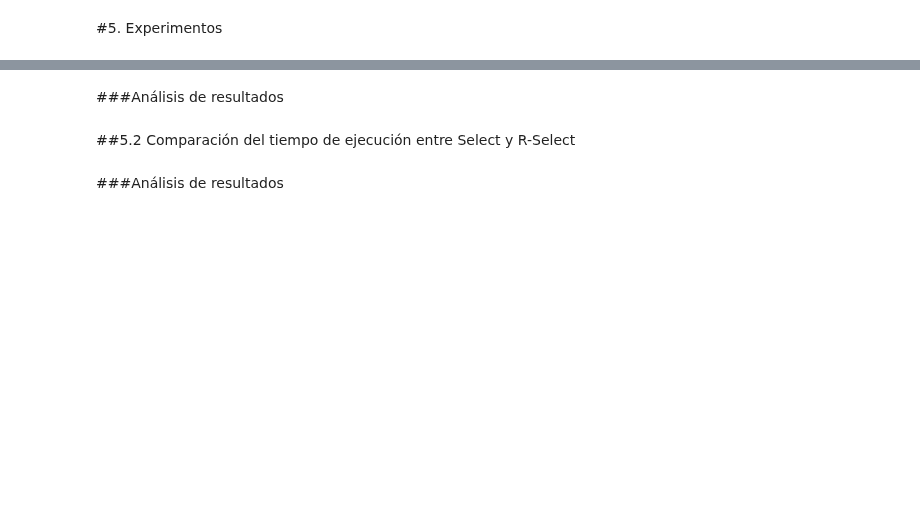
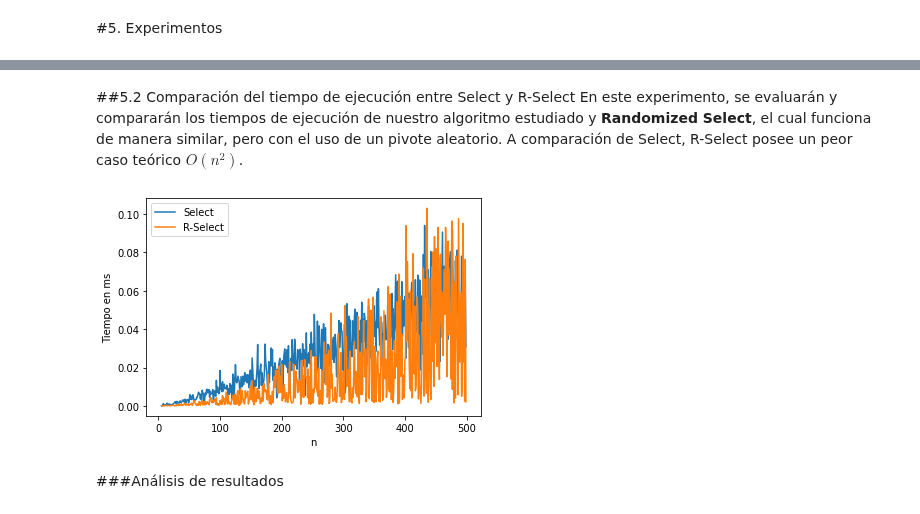
Before and after one commit to Sylver640/ADA-Informes, a Jupyter notebook: Informe_Select.ipynb, the cells around one changed output, grey strips where cells are left out. Drawn from its saved outputs; the diff is of its cells as text; code cells hidden in the pictures; blank space fills up the shorter version.

```diff
--- a/Informe_Select.ipynb
+++ b/Informe_Select.ipynb
@@ -300,0 +296,3 @@ plt.show()
+# %% [markdown]
+##5.2 Comparación del tiempo de ejecución entre Select y R-Select
+En este experimento, se evaluarán y compararán los tiempos de ejecución de nuestro algoritmo estudiado y **Randomized Select**, el cual funciona de manera similar, pero con el uso de un pivote aleatorio. A comparación de Select, R-Select posee un peor caso teórico $O(n^2)$.
@@ -301,6 +326,30 @@ plt.show()
+# %%
+import random
+import datetime
+from timeit import repeat
+
+x1 = []; y1 = []; y2 = []
+verbose = False
+
+for n in range(5, 500):
+  array = random.sample(range(1,1000), n)
+  k = random.randint(1,n)
+
+  r = repeat(setup="from __main__ import select", stmt = f"select({array},{0},{len(array)-1},{k},{verbose})", repeat = 1, number = 10)
+  y1.append(r)
+  t = repeat(setup="from __main__ import randomizedSelect", stmt = f"randomizedSelect({array},{0},{len(array)-1},{k})", repeat = 1, number = 10)
+  y2.append(t)
+
+  x1.append(n)
+
+plt.plot(x1,y1)
+plt.plot(x1,y2)
+plt.legend(["Select","R-Select"])
+
+plt.xlabel("n")
+plt.ylabel("Tiempo en ms")
+plt.show()
+# %% [output]
+[figure, added]
 # %% [markdown]
 ###Análisis de resultados
-# %% [markdown]
-##5.2 Comparación del tiempo de ejecución entre Select y R-Select
-# %% [markdown]
-###Análisis de resultados
```
Also changed, not shown: parts of 9 cells of this notebook.
